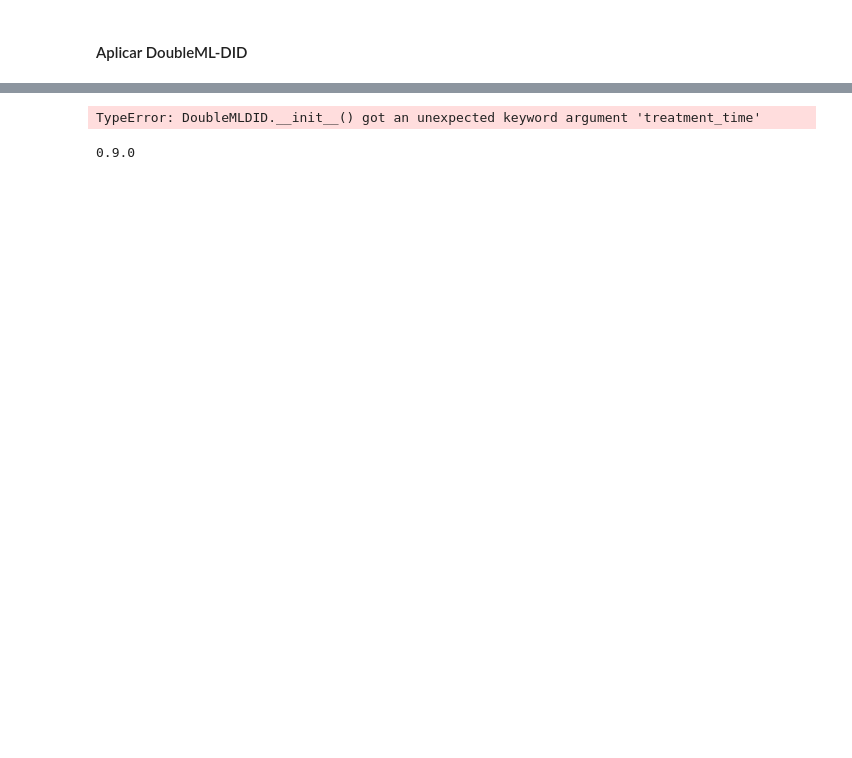
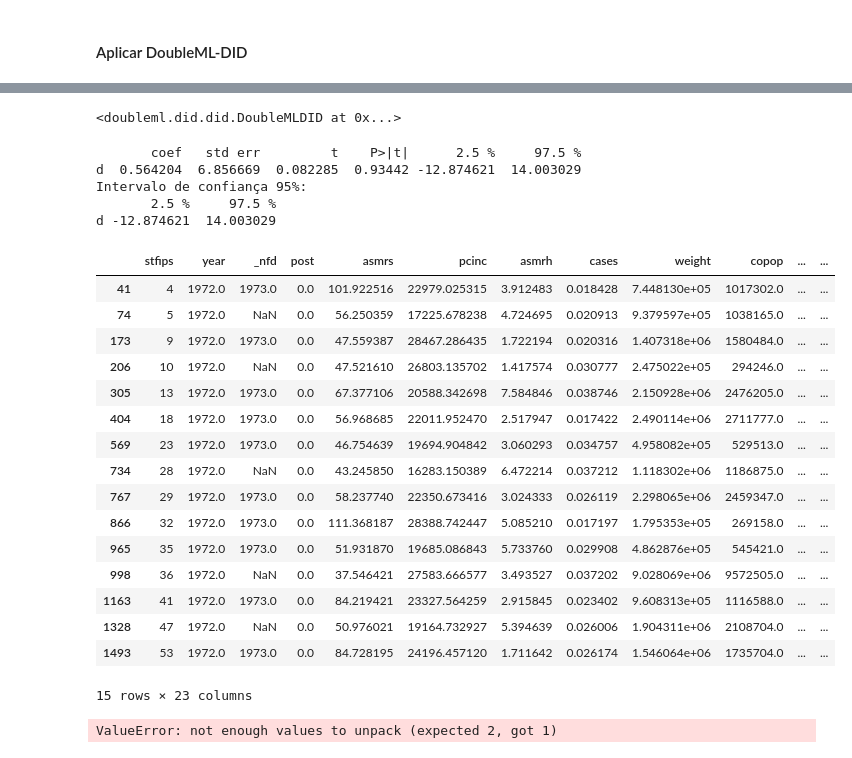
Before and after one commit to Daniel-Uhr/Estimators, a Jupyter notebook: 01_ATTgt_DML.ipynb, the cells around one changed output, grey strips where cells are left out. Saved outputs shown, nothing was run; the diff lists cells and outputs as text; code cells hidden in the pictures; blank space fills up the shorter version.

```diff
--- a/01_ATTgt_DML.ipynb
+++ b/01_ATTgt_DML.ipynb
@@ -247,27 +207,18 @@ dml_data = DoubleMLData.from_arrays(
 # %%
-# Criar estimadores ML
+from doubleml import DoubleMLDID
+from sklearn.ensemble import RandomForestRegressor, RandomForestClassifier
+
 ml_g = RandomForestRegressor(max_depth=5)
-ml_m = RandomForestRegressor(max_depth=5)
+ml_m = RandomForestClassifier(max_depth=5)
 
-# Instanciar DoubleMLDID
 dml_did = DoubleMLDID(
-    dml_data,  # sem 'data='
+    dml_data,
     ml_g=ml_g,
     ml_m=ml_m,
-    treatment_time=t,
-    cluster=cluster
+    score='observational',
+    n_folds=2  # ou 1
 )
 
-
-# Ajustar modelo
 dml_did.fit()
-
-# Mostrar resultado
-print(dml_did.summary)
 # %% [output]
-TypeError: DoubleMLDID.__init__() got an unexpected keyword argument 'treatment_time'
+<doubleml.did.did.DoubleMLDID at 0x...>
-# %%
-import doubleml
-print(doubleml.__version__)
-# %% [output]
-0.9.0
@@ -294,0 +225,41 @@ df = pd.read_csv('bacon_example.csv')
+# %%
+print(dml_did.summary)
+
+print("Intervalo de confiança 95%:")
+print(dml_did.confint(level=0.95))
+# %% [output]
+       coef   std err         t    P>|t|      2.5 %     97.5 %
+d  0.564204  6.856669  0.082285  0.93442 -12.874621  14.003029
+Intervalo de confiança 95%:
+       2.5 %     97.5 %
+d -12.874621  14.003029
+# %%
+df_dml
+# %% [output]
+|  | stfips | year | _nfd | post | asmrs | pcinc | asmrh | cases | weight | copop | ... | ... |
+| 41 | 4 | 1972.0 | 1973.0 | 0.0 | 101.922516 | 22979.025315 | 3.912483 | 0.018428 | 7.448130e+05 | 1017302.0 | ... | ... |
+| 74 | 5 | 1972.0 | NaN | 0.0 | 56.250359 | 17225.678238 | 4.724695 | 0.020913 | 9.379597e+05 | 1038165.0 | ... | ... |
+| 173 | 9 | 1972.0 | 1973.0 | 0.0 | 47.559387 | 28467.286435 | 1.722194 | 0.020316 | 1.407318e+06 | 1580484.0 | ... | ... |
+| 206 | 10 | 1972.0 | NaN | 0.0 | 47.521610 | 26803.135702 | 1.417574 | 0.030777 | 2.475022e+05 | 294246.0 | ... | ... |
+| 305 | 13 | 1972.0 | 1973.0 | 0.0 | 67.377106 | 20588.342698 | 7.584846 | 0.038746 | 2.150928e+06 | 2476205.0 | ... | ... |
+| 404 | 18 | 1972.0 | 1973.0 | 0.0 | 56.968685 | 22011.952470 | 2.517947 | 0.017422 | 2.490114e+06 | 2711777.0 | ... | ... |
+| 569 | 23 | 1972.0 | 1973.0 | 0.0 | 46.754639 | 19694.904842 | 3.060293 | 0.034757 | 4.958082e+05 | 529513.0 | ... | ... |
+| 734 | 28 | 1972.0 | NaN | 0.0 | 43.245850 | 16283.150389 | 6.472214 | 0.037212 | 1.118302e+06 | 1186875.0 | ... | ... |
+| 767 | 29 | 1972.0 | 1973.0 | 0.0 | 58.237740 | 22350.673416 | 3.024333 | 0.026119 | 2.298065e+06 | 2459347.0 | ... | ... |
+| 866 | 32 | 1972.0 | 1973.0 | 0.0 | 111.368187 | 28388.742447 | 5.085210 | 0.017197 | 1.795353e+05 | 269158.0 | ... | ... |
+| 965 | 35 | 1972.0 | 1973.0 | 0.0 | 51.931870 | 19685.086843 | 5.733760 | 0.029908 | 4.862876e+05 | 545421.0 | ... | ... |
+| 998 | 36 | 1972.0 | NaN | 0.0 | 37.546421 | 27583.666577 | 3.493527 | 0.037202 | 9.028069e+06 | 9572505.0 | ... | ... |
+| 1163 | 41 | 1972.0 | 1973.0 | 0.0 | 84.219421 | 23327.564259 | 2.915845 | 0.023402 | 9.608313e+05 | 1116588.0 | ... | ... |
+| 1328 | 47 | 1972.0 | NaN | 0.0 | 50.976021 | 19164.732927 | 5.394639 | 0.026006 | 1.904311e+06 | 2108704.0 | ... | ... |
+| 1493 | 53 | 1972.0 | 1973.0 | 0.0 | 84.728195 | 24196.457120 | 1.711642 | 0.026174 | 1.546064e+06 | 1735704.0 | ... | ... |
+15 rows × 23 columns
+# %%
+from differences import ATTgt
+
+att_gt = ATTgt(data=df_dml, cohort_name='cohort')
+
+att_gt.fit(formula='y')
+
+att_gt.aggregate('event')
+# %% [output]
+ValueError: not enough values to unpack (expected 2, got 1)
```
Also changed, not shown: parts of 26 cells of this notebook.
